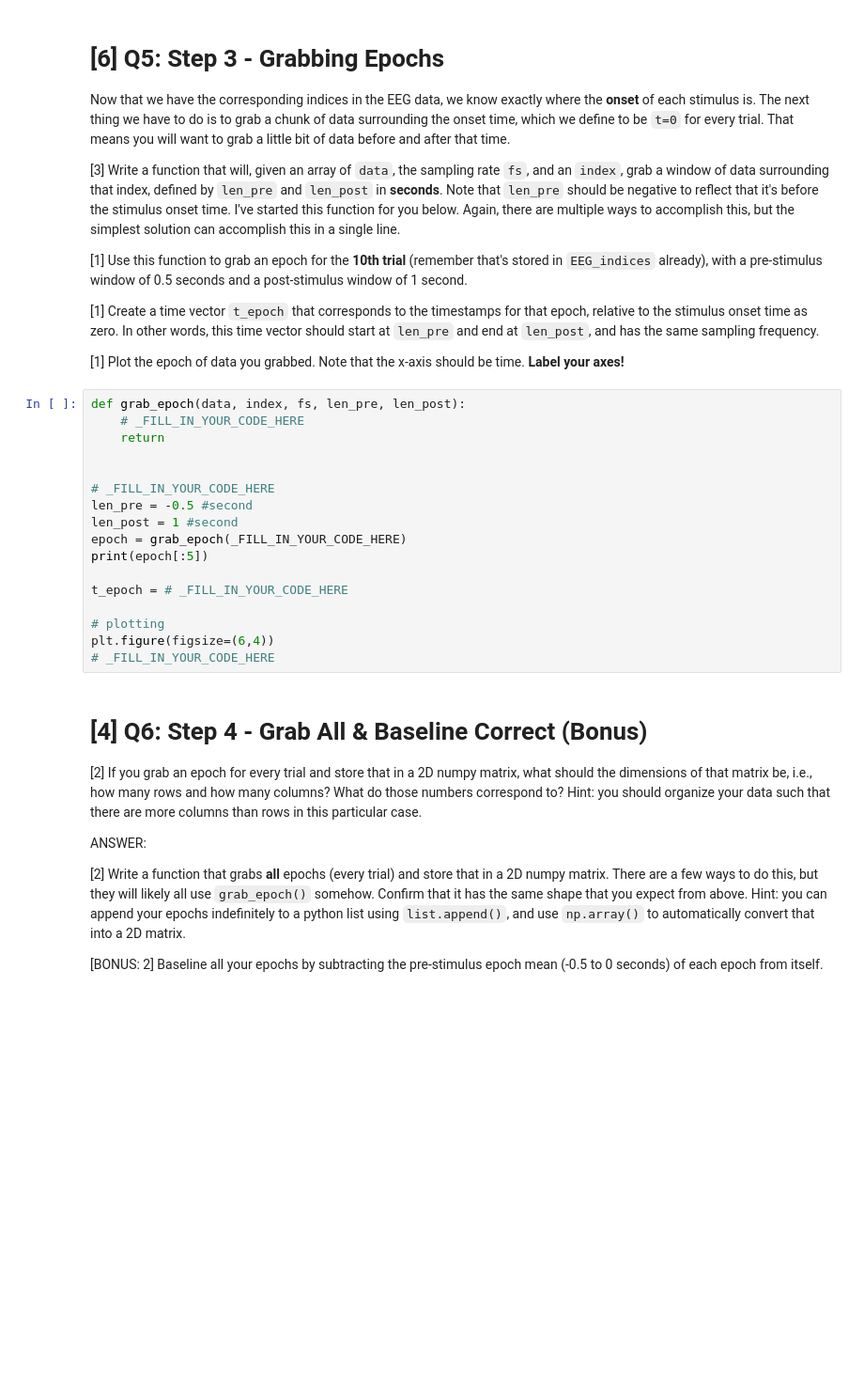
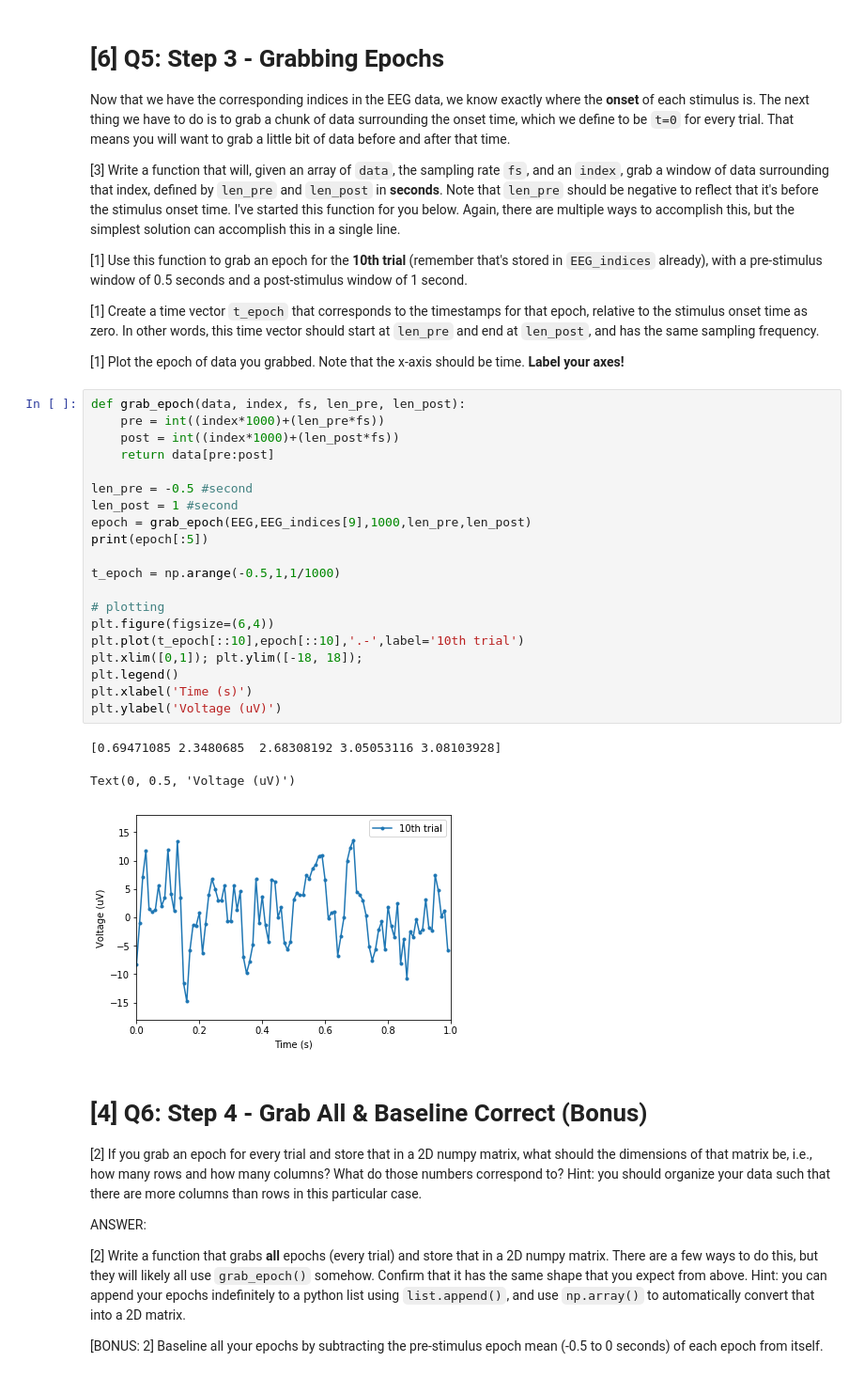
Before and after one commit to kevinice95/COGS118C, a Jupyter notebook: Assignments/A1-SamplingTimeSeries.ipynb, the cells around one changed output. Shown at 94% size. Cells and saved outputs as stored; diff of their text form; blank space fills up the shorter version.

```diff
--- a/Assignments/A1-SamplingTimeSeries.ipynb
+++ b/Assignments/A1-SamplingTimeSeries.ipynb
@@ -225,21 +225,28 @@ Now that we have the corresponding indices in the EEG data, we know exactly wher
 [1] Plot the epoch of data you grabbed. Note that the x-axis should be time. **Label your axes!**
 # %%
 def grab_epoch(data, index, fs, len_pre, len_post):
-    # _FILL_IN_YOUR_CODE_HERE
-    return
+    pre = int((index*1000)+(len_pre*fs))
+    post = int((index*1000)+(len_post*fs))
+    return data[pre:post]
 
-
-# _FILL_IN_YOUR_CODE_HERE
 len_pre = -0.5 #second
 len_post = 1 #second
-epoch = grab_epoch(_FILL_IN_YOUR_CODE_HERE)
+epoch = grab_epoch(EEG,EEG_indices[9],1000,len_pre,len_post)
 print(epoch[:5])
 
-t_epoch = # _FILL_IN_YOUR_CODE_HERE
+t_epoch = np.arange(-0.5,1,1/1000)
 
 # plotting
 plt.figure(figsize=(6,4))
-# _FILL_IN_YOUR_CODE_HERE
+plt.plot(t_epoch[::10],epoch[::10],'.-',label='10th trial')
+plt.xlim([0,1]); plt.ylim([-18, 18]);
+plt.legend()
+plt.xlabel('Time (s)')
+plt.ylabel('Voltage (uV)')
+# %% [output]
+[0.69471085 2.3480685  2.68308192 3.05053116 3.08103928]
+Text(0, 0.5, 'Voltage (uV)')
+[figure, added]
 # %% [markdown]
 # [4] Q6: Step 4 - Grab All & Baseline Correct (Bonus)
 [2] If you grab an epoch for every trial and store that in a 2D numpy matrix, what should the dimensions of that matrix be, i.e., how many rows and how many columns? What do those numbers correspond to? Hint: you should organize your data such that there are more columns than rows in this particular case.
```
